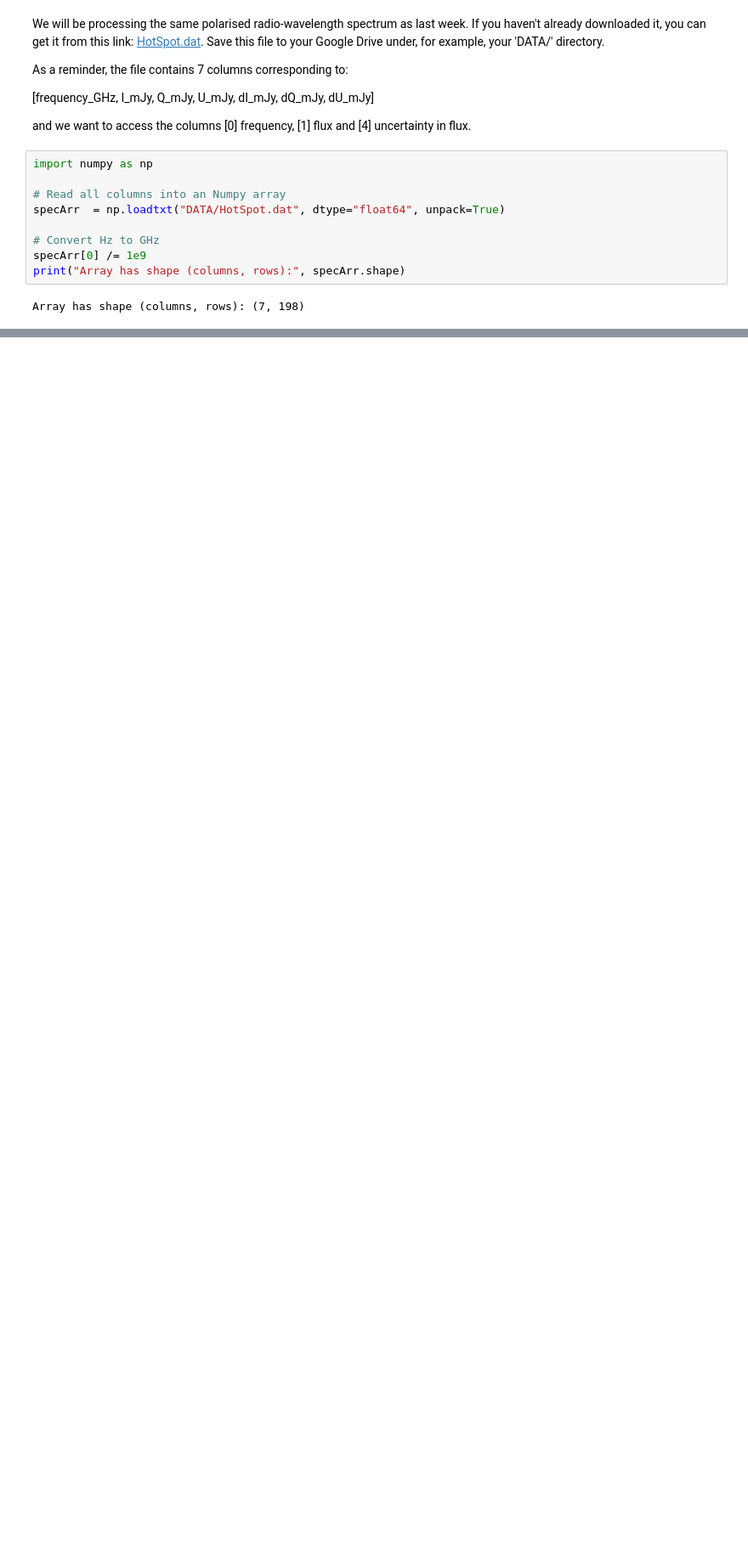
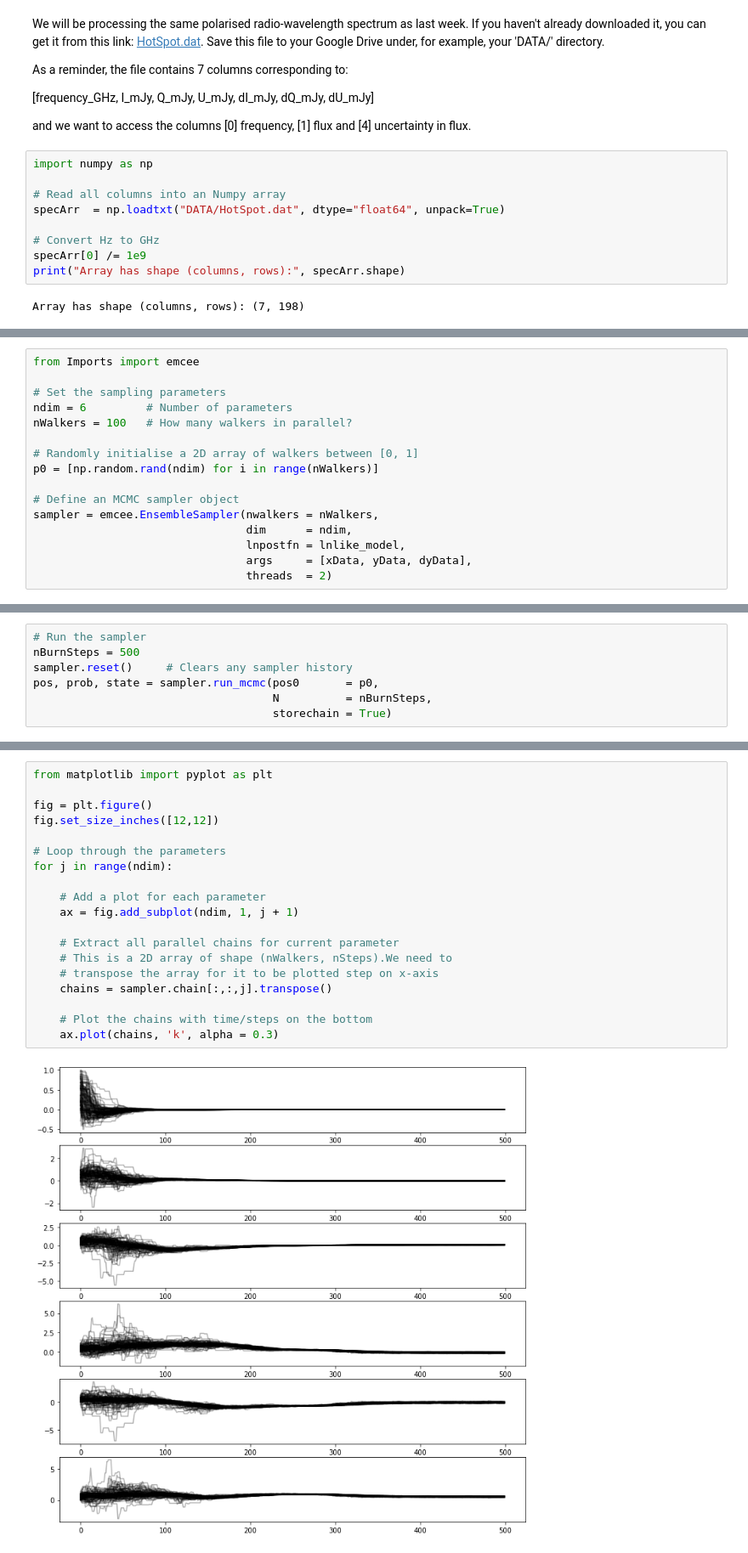
Before and after one commit to MQ-ASTR3110-2021/ASTR3110_Tutorial_Notebooks_2021, a Jupyter notebook: ASTR3110_Tutorial_4_MCMC.ipynb, the cells around one changed output, grey strips where cells are left out. Shown at 85% size. Cells and saved outputs as stored; diff of their text form; blank space fills up the shorter version.

```diff
--- a/ASTR3110_Tutorial_4_MCMC.ipynb
+++ b/ASTR3110_Tutorial_4_MCMC.ipynb
@@ -57,0 +151,16 @@ Array has shape (columns, rows): (7, 198)
+# %%
+from Imports import emcee
+
+# Set the sampling parameters
+ndim = 6         # Number of parameters
+nWalkers = 100   # How many walkers in parallel?
+
+# Randomly initialise a 2D array of walkers between [0, 1]
+p0 = [np.random.rand(ndim) for i in range(nWalkers)]
+
+# Define an MCMC sampler object
+sampler = emcee.EnsembleSampler(nwalkers = nWalkers,
+                                dim      = ndim,
+                                lnpostfn = lnlike_model,
+                                args     = [xData, yData, dyData],
+                                threads  = 2)
@@ -57,0 +169,7 @@ Array has shape (columns, rows): (7, 198)
+# %%
+# Run the sampler
+nBurnSteps = 500
+sampler.reset()     # Clears any sampler history
+pos, prob, state = sampler.run_mcmc(pos0       = p0,
+                                    N          = nBurnSteps,
+                                    storechain = True)
@@ -57,0 +184,21 @@ Array has shape (columns, rows): (7, 198)
+# %%
+from matplotlib import pyplot as plt
+
+fig = plt.figure()
+fig.set_size_inches([12,12])
+
+# Loop through the parameters
+for j in range(ndim):
+
+    # Add a plot for each parameter
+    ax = fig.add_subplot(ndim, 1, j + 1)
+
+    # Extract all parallel chains for current parameter
+    # This is a 2D array of shape (nWalkers, nSteps).We need to
+    # transpose the array for it to be plotted step on x-axis
+    chains = sampler.chain[:,:,j].transpose()
+
+    # Plot the chains with time/steps on the bottom
+    ax.plot(chains, 'k', alpha = 0.3)
+# %% [output]
+[figure, added]
```
Also changed, not shown: parts of 30 cells of this notebook, 3 other files.
